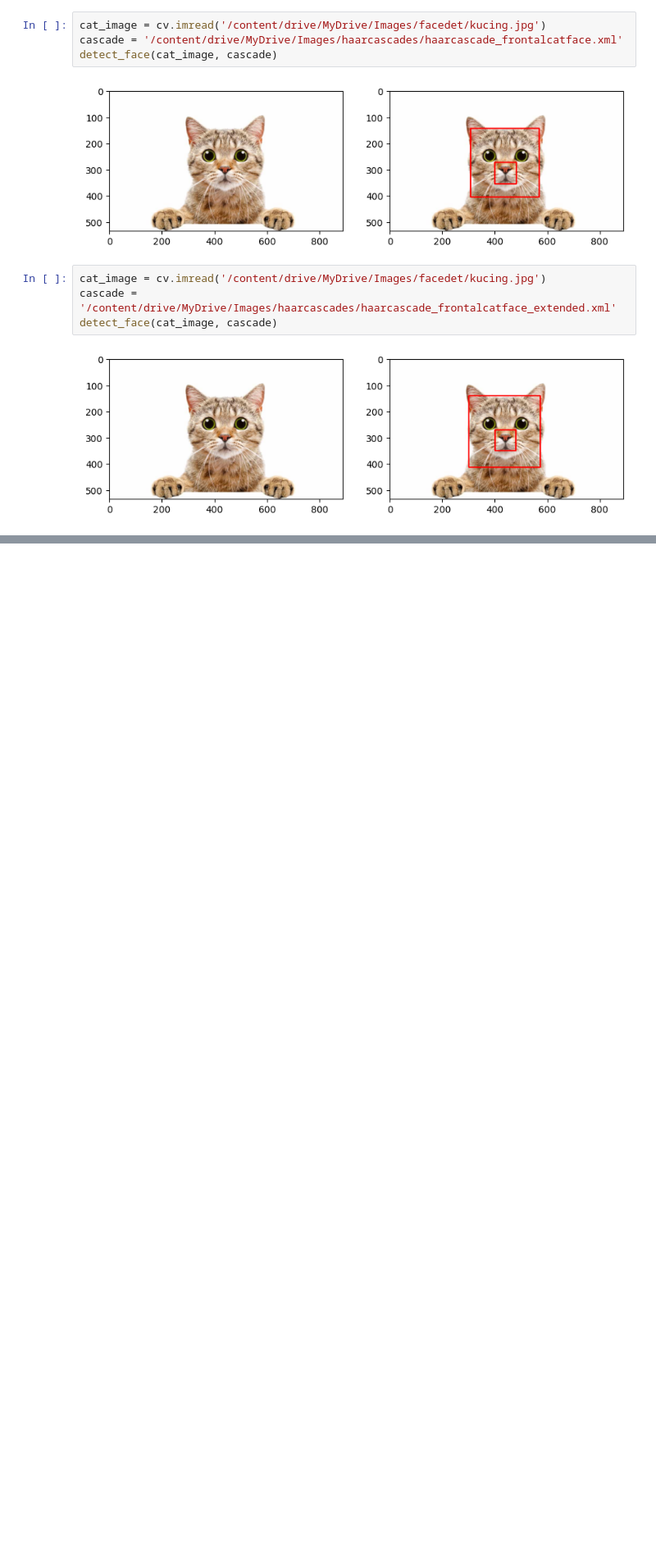
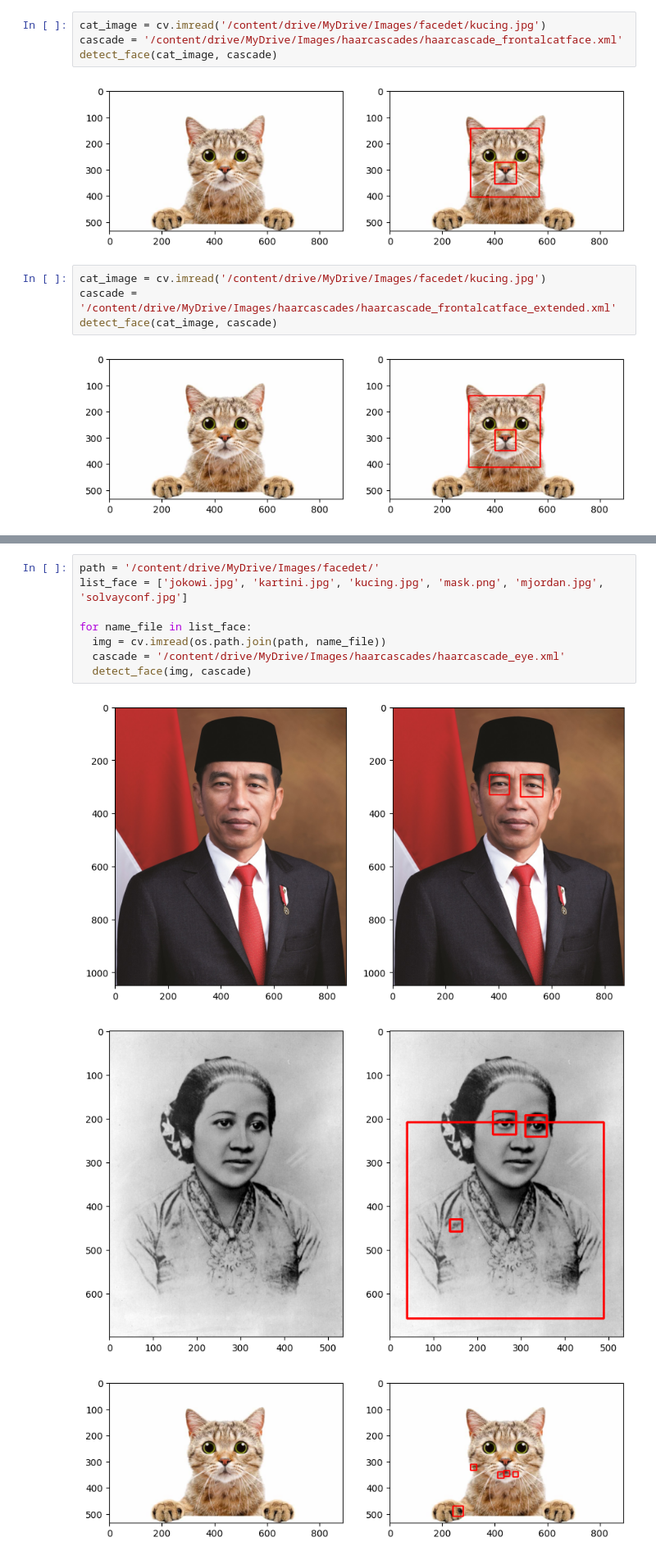
Before and after one commit to Raden616Rizki/PCVK_Ganjil_2023, a Jupyter notebook: Week12.ipynb, the cells around one changed output, grey strips where cells are left out. Shown at 82% size. Drawn from its saved outputs; the diff is of its cells as text; blank space fills up the shorter version.

Commit message:
Commit Eye Detection Tugas Praktikum Week12

```diff
--- a/Week12.ipynb
+++ b/Week12.ipynb
@@ -62,0 +63,12 @@ detect_face(cat_image, cascade)
+# %%
+path = '/content/drive/MyDrive/Images/facedet/'
+list_face = ['jokowi.jpg', 'kartini.jpg', 'kucing.jpg', 'mask.png', 'mjordan.jpg', 'solvayconf.jpg']
+
+for name_file in list_face:
+  img = cv.imread(os.path.join(path, name_file))
+  cascade = '/content/drive/MyDrive/Images/haarcascades/haarcascade_eye.xml'
+  detect_face(img, cascade)
+# %% [output]
+[figure, added]
+[figure, added]
+[figure, added]
```
Also changed, not shown: parts of 2 cells of this notebook.
